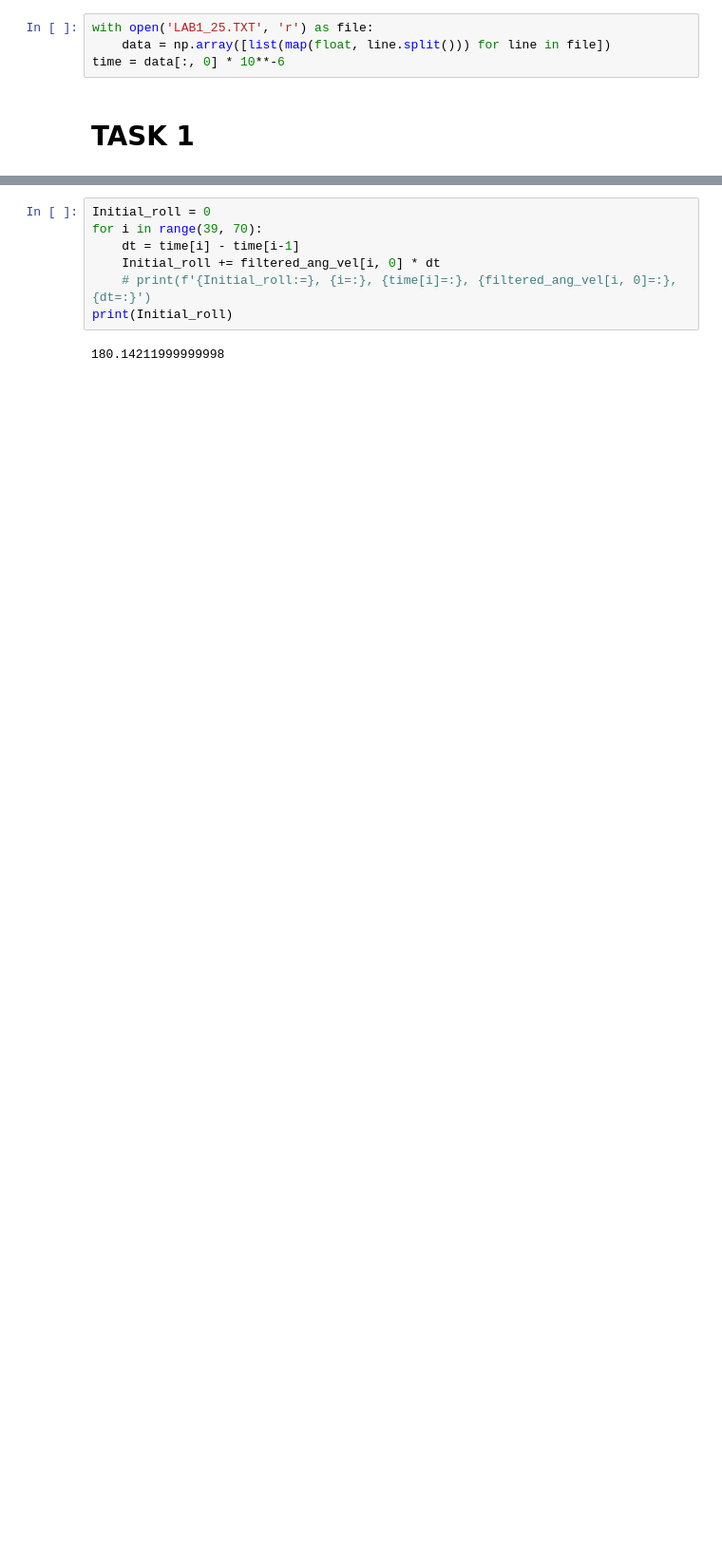
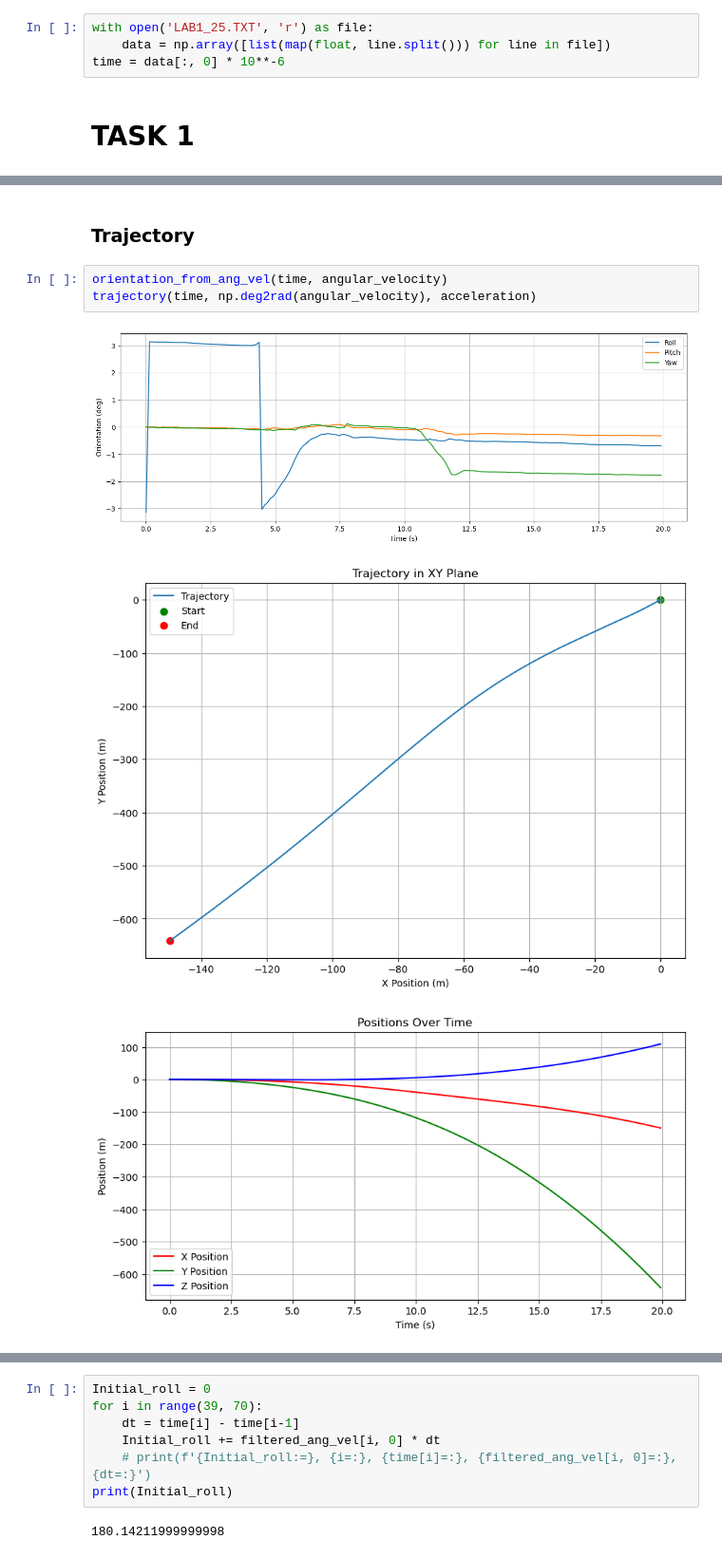
Before and after one commit to RodsCoimbra/IST-ROBO, a Jupyter notebook: task1.ipynb, the cells around one changed output, grey strips where cells are left out. Shown at 95% size. Saved outputs shown, nothing was run; the diff lists cells and outputs as text; blank space fills up the shorter version.

```diff
--- a/task1.ipynb
+++ b/task1.ipynb
@@ -40,0 +130,9 @@ plt.show()
+# %% [markdown]
+### Trajectory
+# %%
+orientation_from_ang_vel(time, angular_velocity)
+trajectory(time, np.deg2rad(angular_velocity), acceleration)
+# %% [output]
+[figure, added]
+[figure, added]
+[figure, added]
```
Also changed, not shown: parts of 24 cells of this notebook, 1 other file.
